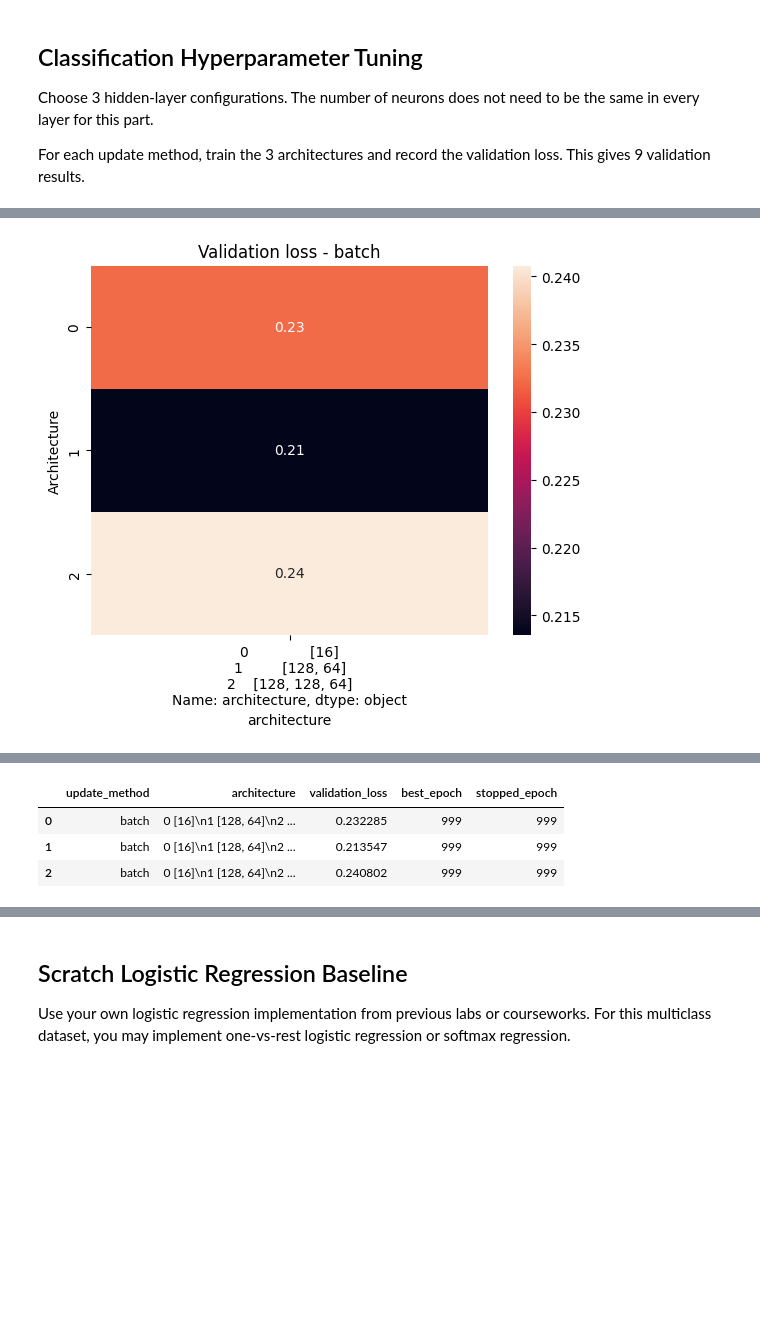
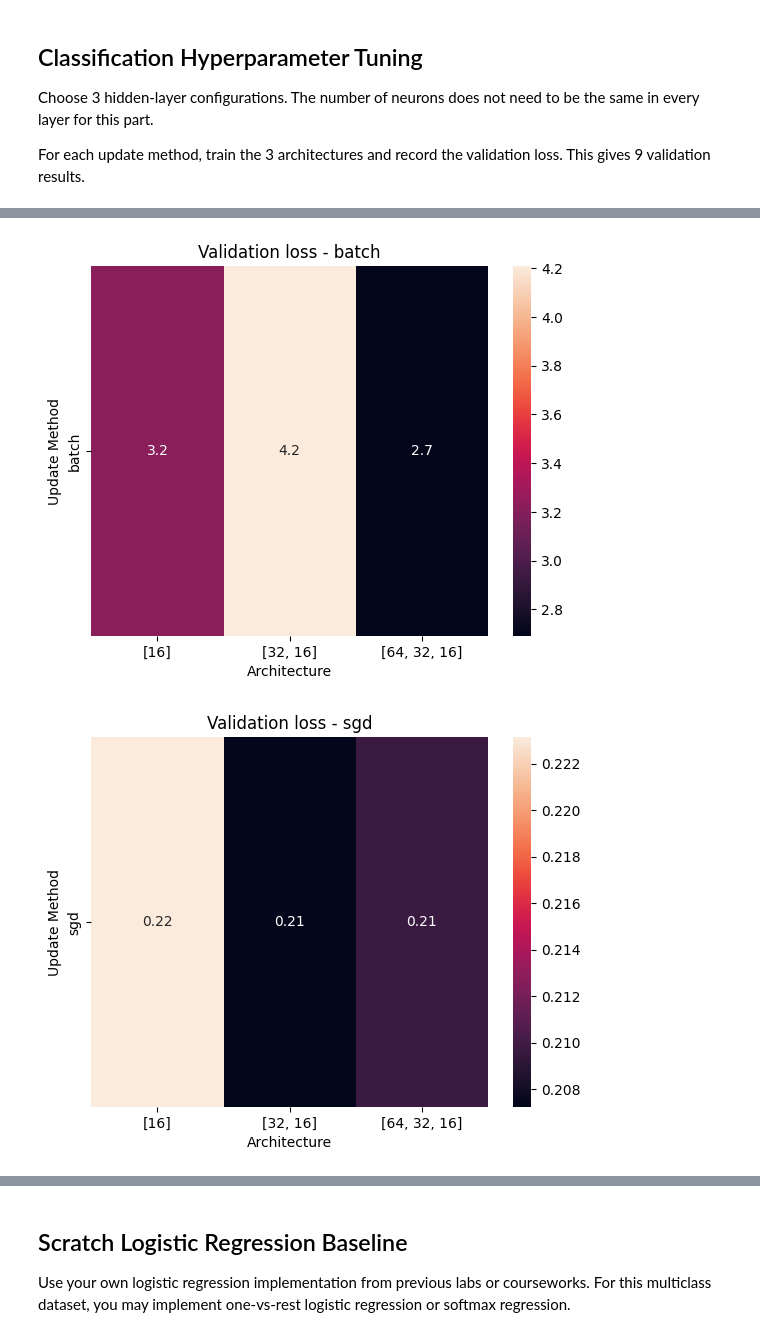
Before and after one commit to jhe-sua/fgv-teaemcd, a Jupyter notebook: tarefa3/810597.ipynb, the cells around one changed output, grey strips where cells are left out. Drawn from its saved outputs; the diff is of its cells as text; code cells hidden in the pictures; blank space fills up the shorter version.

```diff
--- a/tarefa3/810597.ipynb
+++ b/tarefa3/810597.ipynb
@@ -1217,7 +1226,7 @@ class NeuralNetworkMulticlassClassifier:
         patience_count = 0
         best_weights = [W.copy() for W in self.weights]
 
-        for epoch in range(epochs):
+        for epoch in range(1, epochs + 1):
             if update_method in ("sgd", "mini_batch"):
                 indices = np.random.permutation(X_train.shape[0])
                 X_epoch = X_train[indices]
@@ -1269,7 +1278,7 @@ class NeuralNetworkMulticlassClassifier:
     def predict_proba(self, X):
         # TODO: return class probabilities.
         prob, _ = self.forward(X)
-        return prob
+        return self.softmax(prob)
 
     def predict(self, X):
         # TODO: return predicted class indices.
@@ -1285,12 +1294,12 @@ For each update method, train the 3 architectures and record the validation loss
 # %%
 classification_layer_configs = [
     [16],
-    [128, 64],
-    [128, 128, 64],
+    [32, 16],
+    [64, 32, 16],
 ]
 classification_update_methods = ["batch", "sgd", "mini_batch"]
 classification_learning_rate = 0.01
-classification_epochs = 1000
+classification_epochs = 3
 classification_patience = 50
 
 # TODO: train every architecture/update-method combination.
@@ -1298,14 +1307,14 @@ classification_patience = 50
 
 results = []
 best_loss_c = float("inf")
-best_train_loss_c = None
-best_val_loss_c = None
+best_train_loss_history_c = None
+best_val_loss_history_c = None
 best_stopped_epoch_c = 0
 goat_epoch_c = 0
 
 # TODO: train every architecture/update-method combination.
 # Store at least: update_method, hidden_layers, neurons_per_layer, validation_rmse, best_epoch, stopped_epoch.
-for cada_update_method in classification_update_methods[0:1]:
+for cada_update_method in classification_update_methods:
     for cada_layer_config in classification_layer_configs:
         NNC = NeuralNetworkMulticlassClassifier(
             X_train.shape[1],
@@ -1325,7 +1334,7 @@ for cada_update_method in classification_update_methods[0:1]:
             y_val,
             classification_epochs,
             classification_learning_rate,
-            classification_update_methods,
+            cada_update_method,
             batch_size=256,
             patience=50
         )
@@ -1336,15 +1345,15 @@ for cada_update_method in classification_update_methods[0:1]:
 
         if validation_loss_c < best_loss_c:
             best_loss_c = validation_loss_c
-            best_train_loss_c = train_loss_history_c
-            best_val_loss_c = validation_loss_history_c
+            best_train_loss_history_c = train_loss_history_c
+            best_val_loss_history_c = validation_loss_history_c
             best_stopped_epoch_c = stopped_epoch_c
             goat_epoch_c = best_epoch_c
 
 
         results.append({
             "update_method":cada_update_method,
-            "architecture":cada_layer_config.__str__(),
+            "architecture":cada_layer_config,
             "validation_loss":validation_loss_c,
             "best_epoch":best_epoch_c,
             "stopped_epoch":stopped_epoch_c
@@ -1380,22 +1395,26 @@ plt.show()
 # %%
 # TODO: Produce one validation-loss heatmap per update method.
 # Use architecture labels on the columns.
 
 cr = classification_results.copy()
+cr["architecture"] = cr["architecture"].astype(str)
 
-for x in classification_update_methods[0:1]:
-    heapmap_data = cr[cr["update_method"] == x].pivot(
+for x in classification_update_methods:
+    heatmap_data = cr[cr["update_method"] == x].pivot(
+        index="update_method",
         columns="architecture",
         values="validation_loss"
     )
 
     sns.heatmap(
-        heapmap_data,
+        heatmap_data,
         annot=True
     )
 
     plt.title(f"Validation loss - {x}")
-    plt.ylabel("Architecture")
+    plt.ylabel("Update Method")
+    plt.xlabel("Architecture")
     plt.show()
 # %% [output]
-[figure, old version]
+[figure, new version]
+[figure, added]
@@ -1402,10 +1422,3 @@ for x in classification_update_methods[0:1]:
-# %%
-cr
-# %% [output]
-|  | update_method | architecture | validation_loss | best_epoch | stopped_epoch |
-| 0 | batch | 0 [16]\n1 [128, 64]\n2 ... | 0.232285 | 999 | 999 |
-| 1 | batch | 0 [16]\n1 [128, 64]\n2 ... | 0.213547 | 999 | 999 |
-| 2 | batch | 0 [16]\n1 [128, 64]\n2 ... | 0.240802 | 999 | 999 |
 # %%
 # TODO: Select the final NumPy classifier using validation loss only.
 # Then evaluate it on the test set with AUROC, precision, F1, and accuracy.
```
Also changed, not shown: parts of 14 cells of this notebook.
